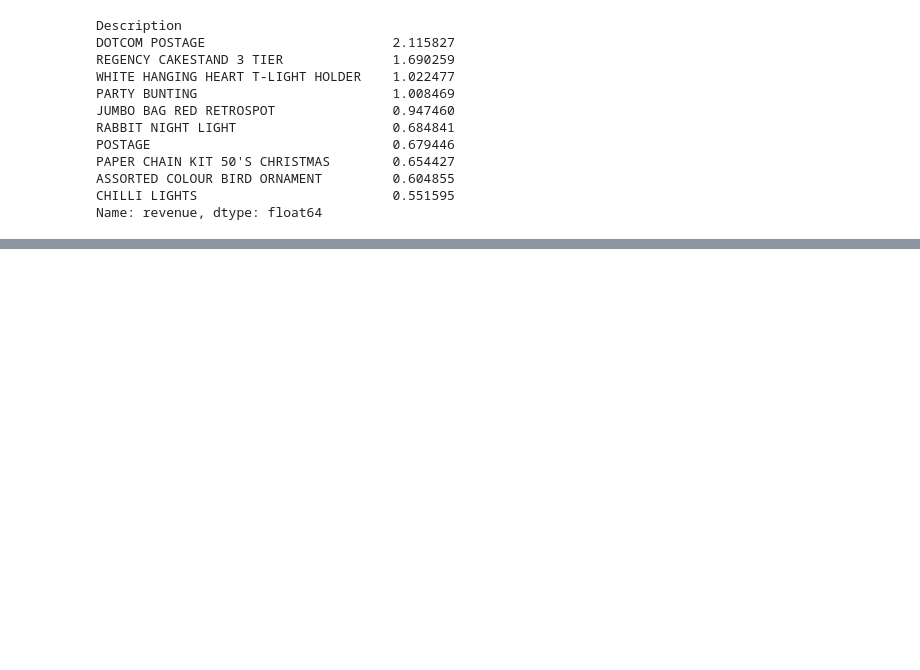
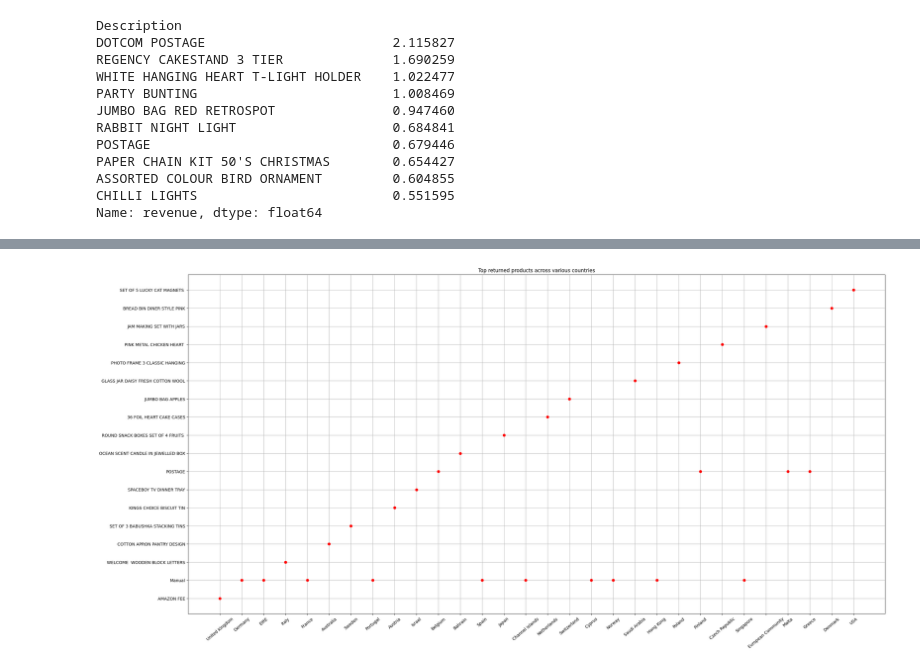
Before and after one commit to sameerksingh1236/Team_B_sameer_abhay, a Jupyter notebook: DataAnalysis/Data_Analysis_Sol.ipynb, the cells around one changed output, grey strips where cells are left out. Saved outputs shown, nothing was run; the diff lists cells and outputs as text; code cells hidden in the pictures; blank space fills up the shorter version.

```diff
--- a/DataAnalysis/Data_Analysis_Sol.ipynb
+++ b/DataAnalysis/Data_Analysis_Sol.ipynb
@@ -124,0 +155,3 @@ Name: revenue, dtype: float64
+# %%
+data['week']=data['InvoiceDate'].dt.isocalendar().week
+data.head()
@@ -187,0 +266,9 @@ Name: revenue, dtype: float64
+# %%
+#Top returned product for each country
+products_by_country=data[data['revenue']<0].groupby(['Country','Description'])['revenue'].sum()
+country_wi_ret_prod=data[data['revenue']<0]['Country'].unique()
+top_returned_products=dict()
+for country in country_wi_ret_prod:
+    top_returned_products[country]=products_by_country.loc[country].idxmin()
+country_wi_ret_prod=pd.Series(top_returned_products)
+print(country_wi_ret_prod)
@@ -187,0 +293,10 @@ Name: revenue, dtype: float64
+# %%
+#Plot for above solution
+plt.figure(figsize=(30,15),dpi=100)
+plt.xticks(rotation=40)
+plt.plot(list(country_wi_ret_prod.index),country_wi_ret_prod.tolist(),'ro')
+plt.grid()
+plt.title('Top returned products across various countries')
+plt.show()
+# %% [output]
+[figure, added]
```
Also changed, not shown: parts of 43 cells of this notebook.
